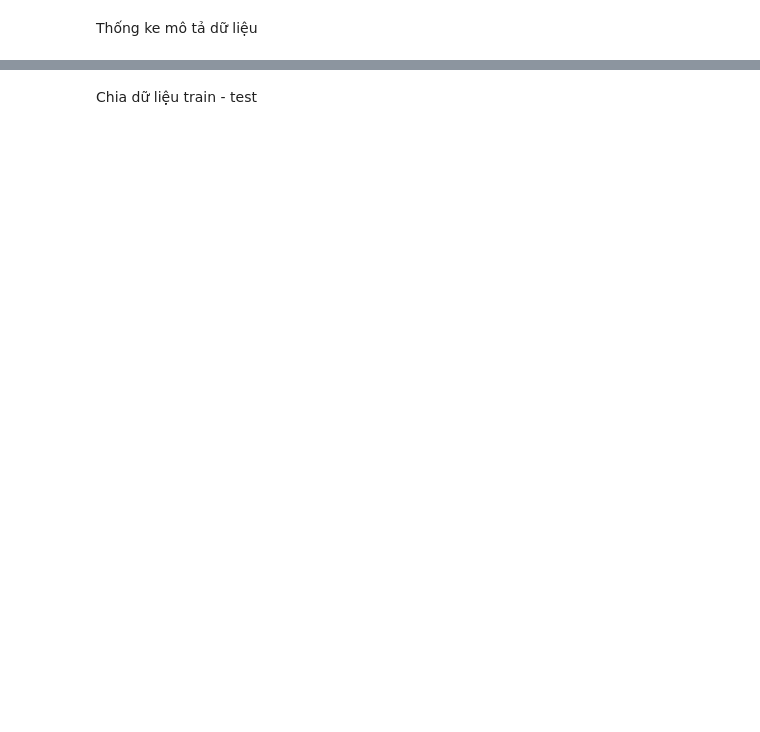
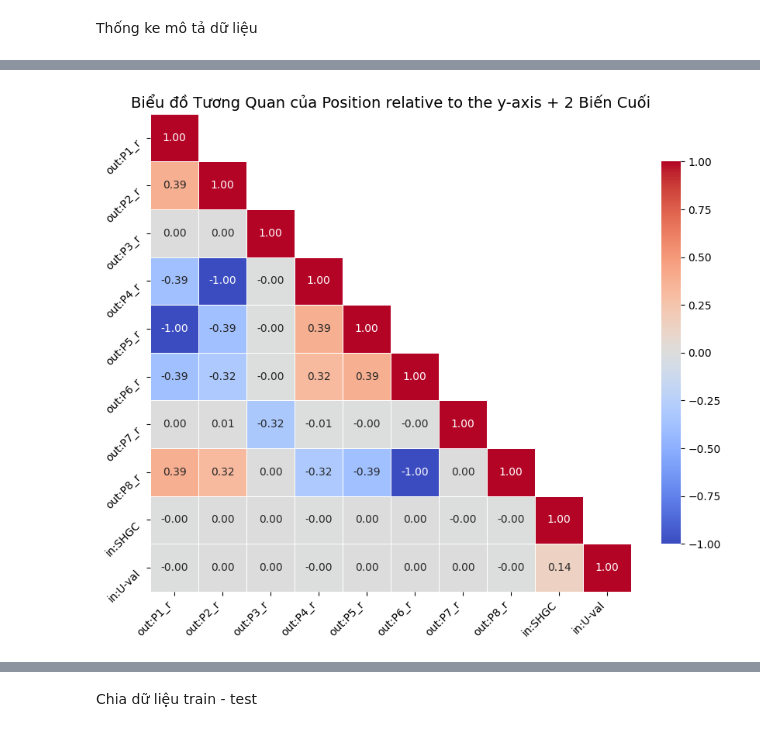
Before and after one commit to IamToef/Deep-Learning, a Jupyter notebook: CodeCuoiky.ipynb, the cells around one changed output, grey strips where cells are left out. Saved outputs shown, nothing was run; the diff lists cells and outputs as text; code cells hidden in the pictures; blank space fills up the shorter version.

```diff
--- a/CodeCuoiky.ipynb
+++ b/CodeCuoiky.ipynb
@@ -261,0 +314,36 @@ plt.show()
+# %%
+index_r = [3,7,11,15,19,23,27,31]  # Chỉ định các biến bạn muốn vẽ
+# Lấy 8 biến tính từ biến thứ 3 (index 2 -> index 9)
+subset_df = scaled_df_standard.iloc[:,index_r]
+
+# Bước 2: Chuẩn hóa 2 biến cuối cùng từ df gốc
+material = df.iloc[:,:2]
+scaler = StandardScaler()
+scaled_material = pd.DataFrame(scaler.fit_transform(material),
+                               columns=material.columns,
+                               index=df.index)
+
+# Bước 3: Kết hợp lại
+extended_subset_df = pd.concat([subset_df, scaled_material], axis=1)
+
+# Bước 4: Tính toán ma trận tương quan
+corr_matrix = extended_subset_df.corr()
+
+# Bước 5: Mask tam giác trên
+mask = np.triu(np.ones_like(corr_matrix, dtype=bool), k=1)
+
+# Bước 6: Vẽ heatmap
+plt.figure(figsize=(10, 8))
+sns.heatmap(corr_matrix, annot=True, cmap='coolwarm', fmt='.2f',
+            linewidths=0.5, annot_kws={"size": 10},
+            cbar_kws={"shrink": 0.8}, mask=mask)
+
+# Bước 7: Định dạng trục
+plt.xticks(rotation=45, ha='right')
+plt.yticks(rotation=45, va='top')
+
+# Bước 8: Tiêu đề
+plt.title("Biểu đồ Tương Quan của Position relative to the y-axis + 2 Biến Cuối", fontsize=14)
+plt.show()
+# %% [output]
+[figure, added]
```
Also changed, not shown: parts of 31 cells of this notebook, 9 other files.
